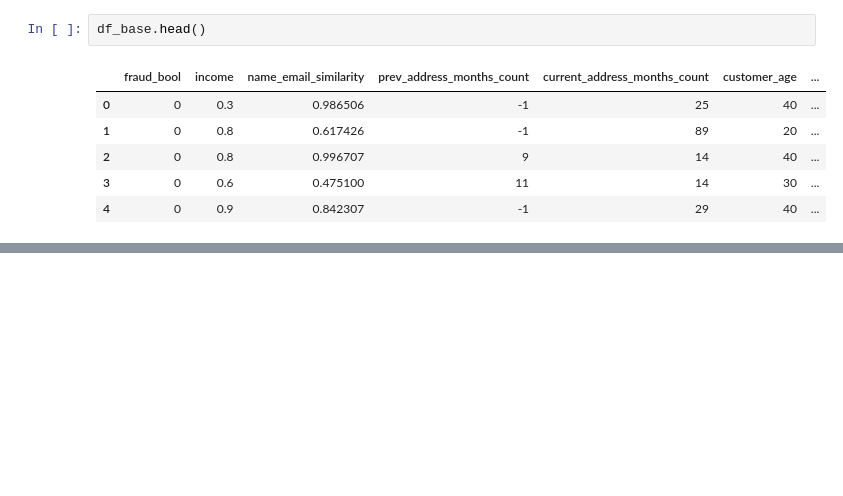
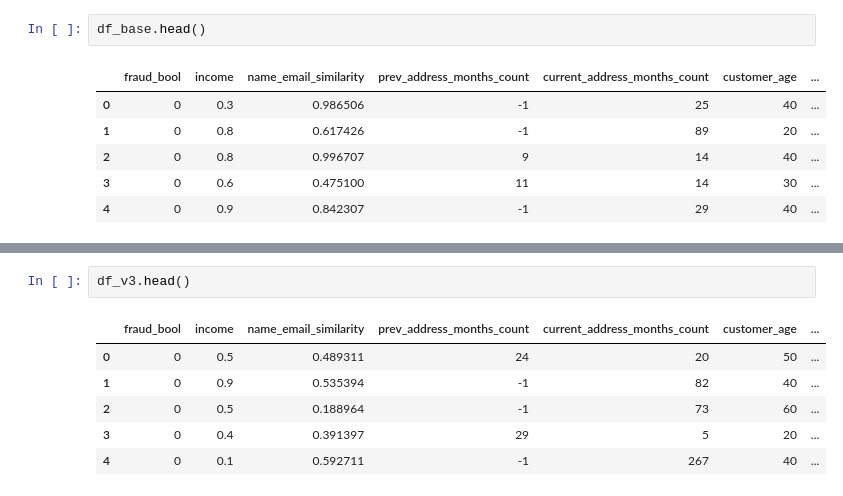
Before and after one commit to jonnywong288/bank-account-fraud, a Jupyter notebook: data_exploration.ipynb, the cells around one changed output, grey strips where cells are left out. Saved outputs shown, nothing was run; the diff lists cells and outputs as text; blank space fills up the shorter version.

```diff
--- a/data_exploration.ipynb
+++ b/data_exploration.ipynb
@@ -15,0 +39,9 @@ df_base.head()
+# %%
+df_v3.head()
+# %% [output]
+|  | fraud_bool | income | name_email_similarity | prev_address_months_count | current_address_months_count | customer_age | ... |
+| 0 | 0 | 0.5 | 0.489311 | 24 | 20 | 50 | ... |
+| 1 | 0 | 0.9 | 0.535394 | -1 | 82 | 40 | ... |
+| 2 | 0 | 0.5 | 0.188964 | -1 | 73 | 60 | ... |
+| 3 | 0 | 0.4 | 0.391397 | 29 | 5 | 20 | ... |
+| 4 | 0 | 0.1 | 0.592711 | -1 | 267 | 40 | ... |
```
Also changed, not shown: parts of 6 cells of this notebook.
